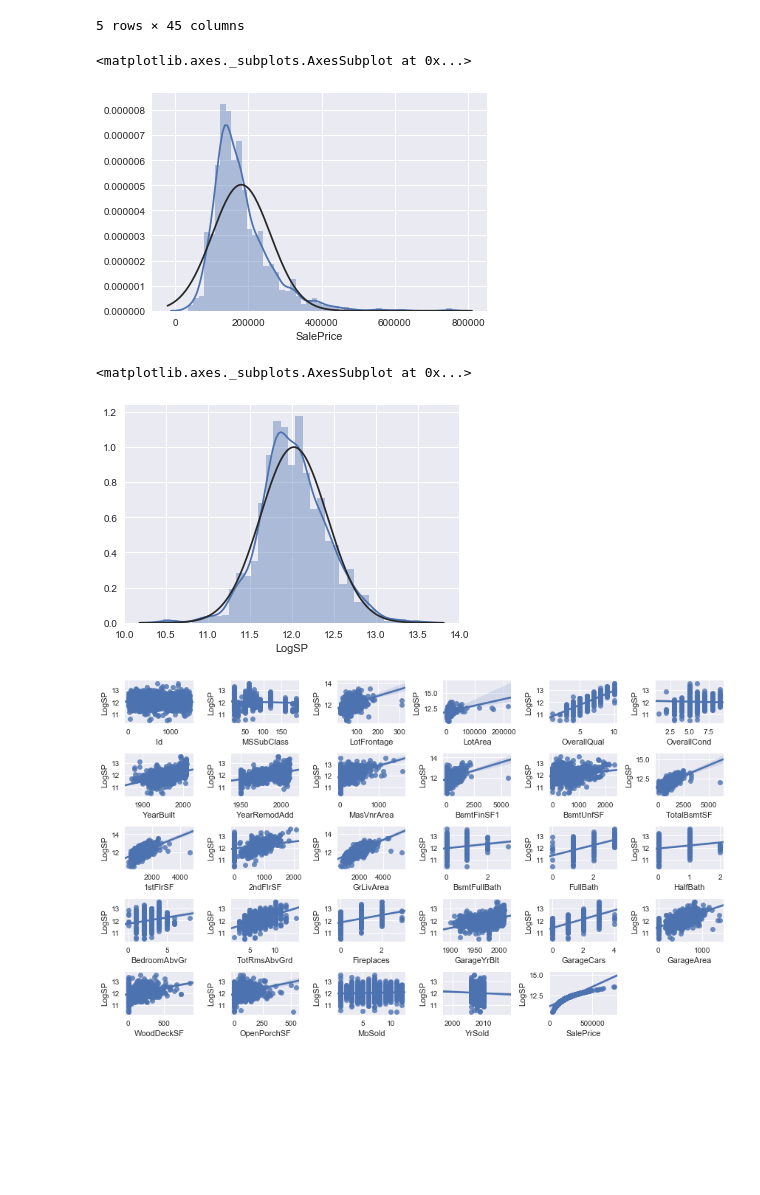
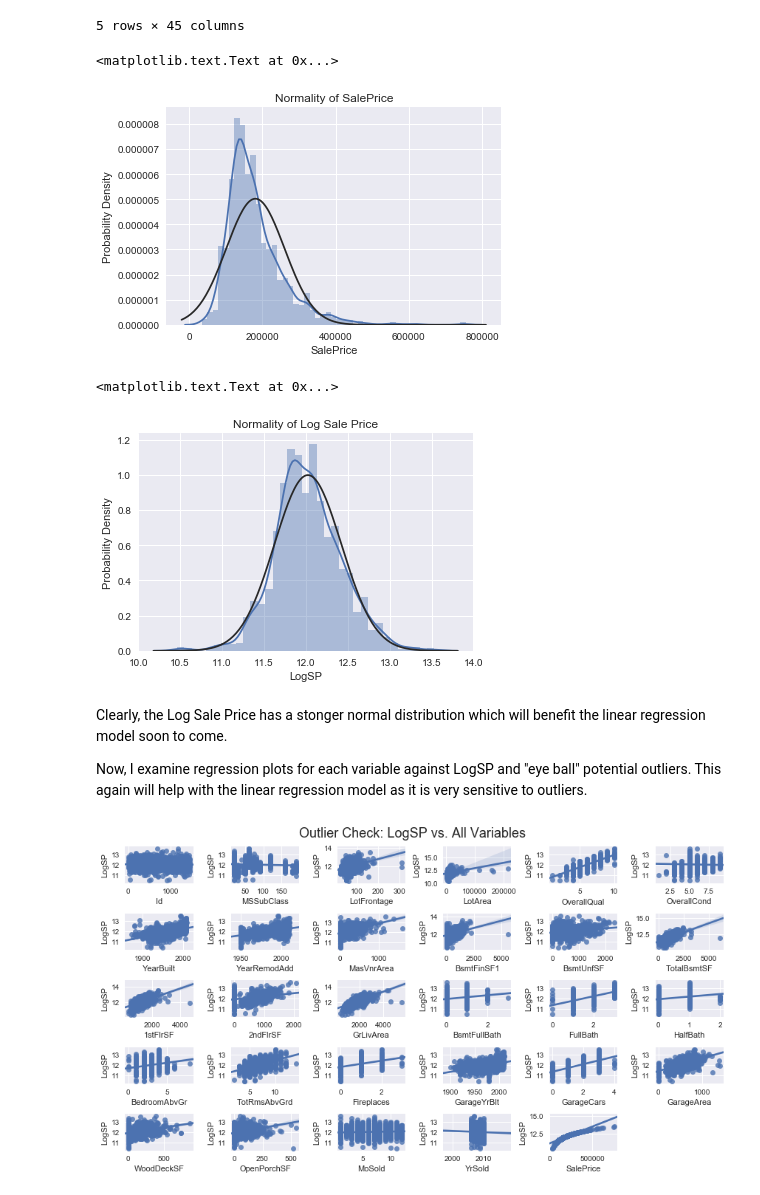
Before and after one commit to TristanMoser/byu_econ_applied_machine_learning, a Jupyter notebook: homeworks/Homework_2_TristanMoser.ipynb, the cells around one changed output. Cells and saved outputs as stored; diff of their text form; code cells hidden in the pictures; blank space fills up the shorter version.

```diff
--- a/homeworks/Homework_2_TristanMoser.ipynb
+++ b/homeworks/Homework_2_TristanMoser.ipynb
@@ -252,23 +317,34 @@ modified_train_data.head()
 # %%
 #Examine normality of SalePrice
 sns.distplot(modified_train_data['SalePrice'],fit=norm)
+plt.title("Normality of SalePrice")
+plt.ylabel("Probability Density")
 # %% [output]
-<matplotlib.axes._subplots.AxesSubplot at 0x...>
+<matplotlib.text.Text at 0x...>
-[figure, old version]
+[figure, new version]
 # %%
 #Log SalePrice and examine normality
 modified_train_data['LogSP'] = np.log(modified_train_data['SalePrice'])
 sns.distplot(modified_train_data['LogSP'],fit=norm)
+plt.title("Normality of Log Sale Price")
+plt.ylabel("Probability Density")
 # %% [output]
-<matplotlib.axes._subplots.AxesSubplot at 0x...>
+<matplotlib.text.Text at 0x...>
-[figure, old version]
+[figure, new version]
+# %% [markdown]
+Clearly, the Log Sale Price has a stonger normal distribution which will benefit the linear regression model soon to come.
+
+Now, I examine regression plots for each variable against LogSP and "eye ball" potential outliers. This again will help with the linear regression model as it is very sensitive to outliers.
 # %%
 fig = plt.figure(figsize=(12,7))
+#Create a regplot for each variable with LogSP
 for i in np.arange(29):
     ax = fig.add_subplot(5,6,i+1)
     sns.regplot(x=df_imputed.iloc[:,i], y=modified_train_data['LogSP'])
 
-plt.tight_layout()
+#The title will not display correctly unless the rect dimensions are specified
+plt.tight_layout(rect=[0, 0.03, 1, 0.95])
+plt.suptitle("Outlier Check: LogSP vs. All Variables", fontsize = 18)
 plt.show()
 # %% [output]
-[figure, old version]
+[figure, new version]
```
Also changed, not shown: parts of 101 cells of this notebook.
